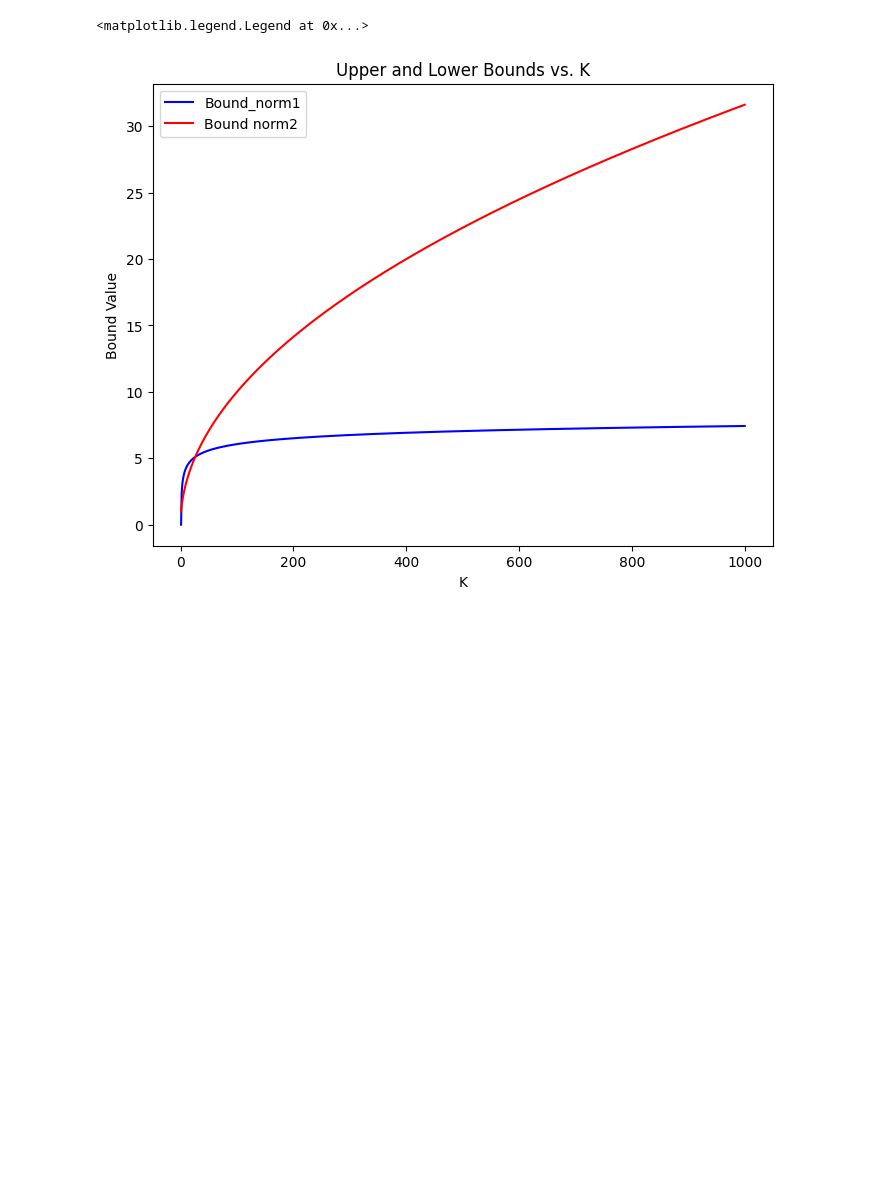
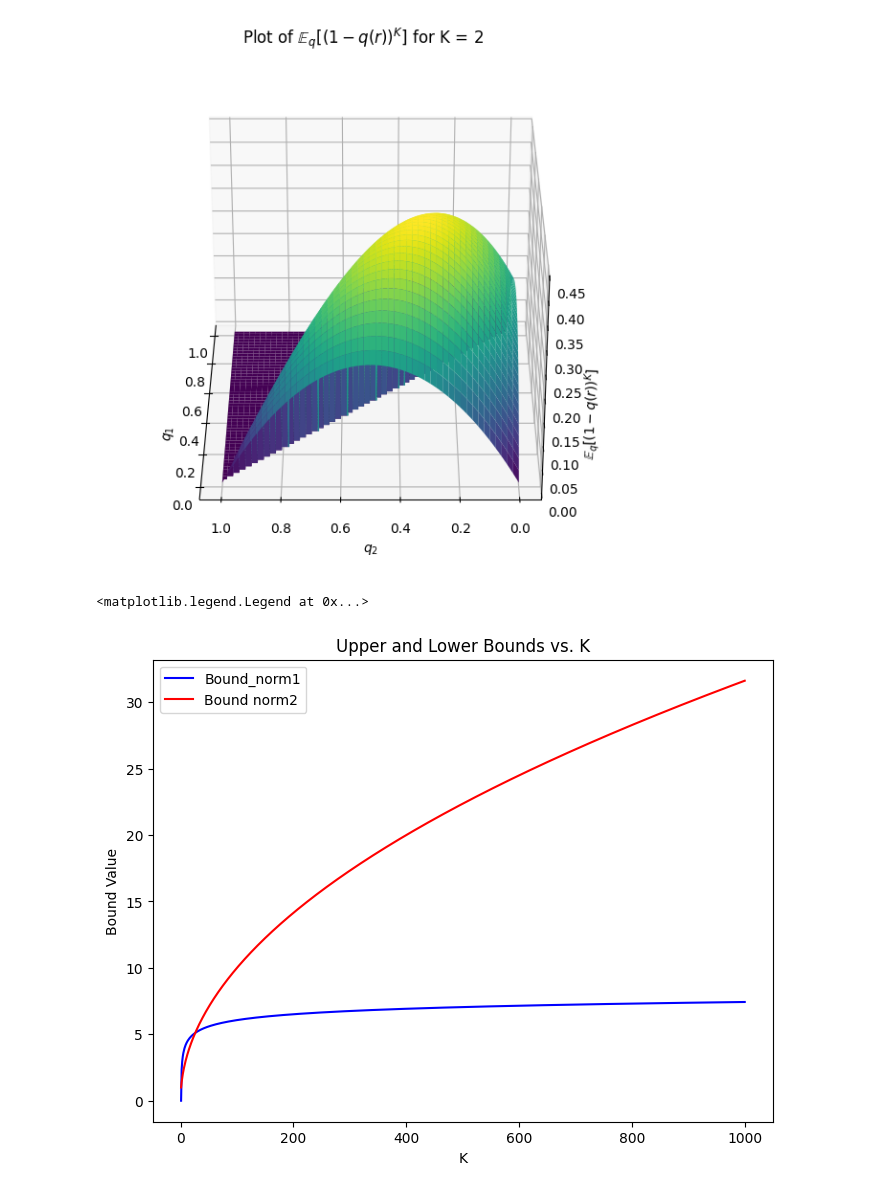
Before and after one commit to Quan-Zhou/MAB, a Jupyter notebook: estimate.ipynb, the cells around one changed output. Drawn from its saved outputs; the diff is of its cells as text; code cells hidden in the pictures; blank space fills up the shorter version.

```diff
--- a/estimate.ipynb
+++ b/estimate.ipynb
@@ -4,3 +59,23 @@ import matplotlib.pyplot as plt
+# %%
+# Set the value of K
+K = 2
+q1_vals = np.linspace(0, 1, 200)
+q2_vals = np.linspace(0, 1, 200)
+Q1, Q2 = np.meshgrid(q1_vals, q2_vals)
+Q3 = 1 - Q1 - Q2
+mask = (Q3 >= 0)
+f_vals = np.zeros_like(Q1)
+f_vals[mask] = Q1[mask] * (1 - Q1[mask])**K + Q2[mask] * (1 - Q2[mask])**K + Q3[mask] * (1 - Q3[mask])**K
+fig = plt.figure(figsize=(10, 7))
+ax = fig.add_subplot(111, projection='3d')
+ax.plot_surface(Q1, Q2, f_vals, cmap='viridis', edgecolor='none')
+ax.set_xlabel('$q_1$')
+ax.set_ylabel('$q_2$')
+ax.set_zlabel('$\mathbb{E}_q[(1 - q(r))^K]$')
+ax.set_title(f'Plot of $\\mathbb{{E}}_q[(1 - q(r))^K]$ for K = {K}')
+ax.view_init(elev=30, azim=180)
+# %% [output]
+[figure, added]
 # %%
 K_values = np.arange(1, 1001)
 bound1 = 2 * np.sqrt(2 * np.log(K_values))
```
Also changed, not shown: parts of 4 cells of this notebook, 2 other files.
